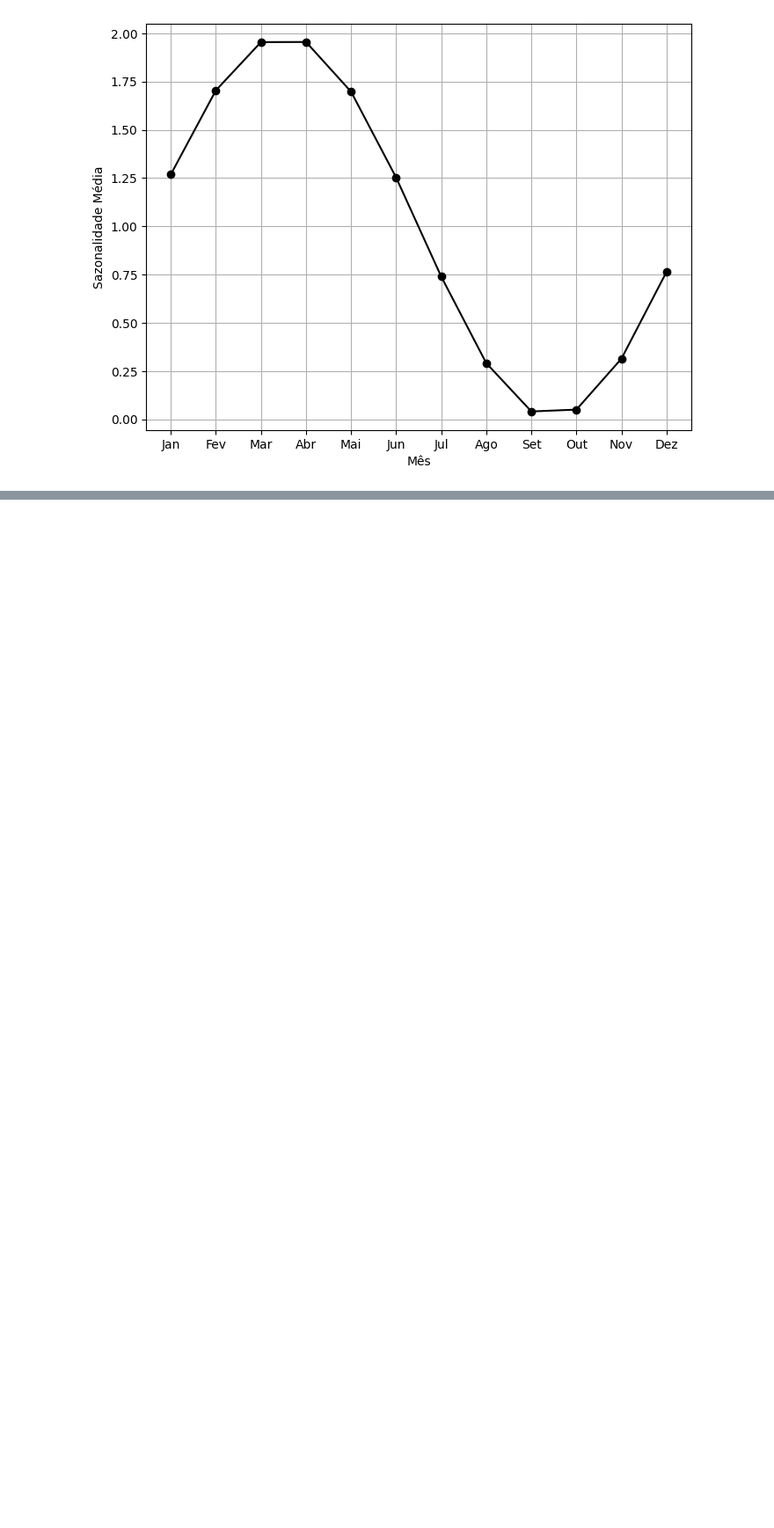
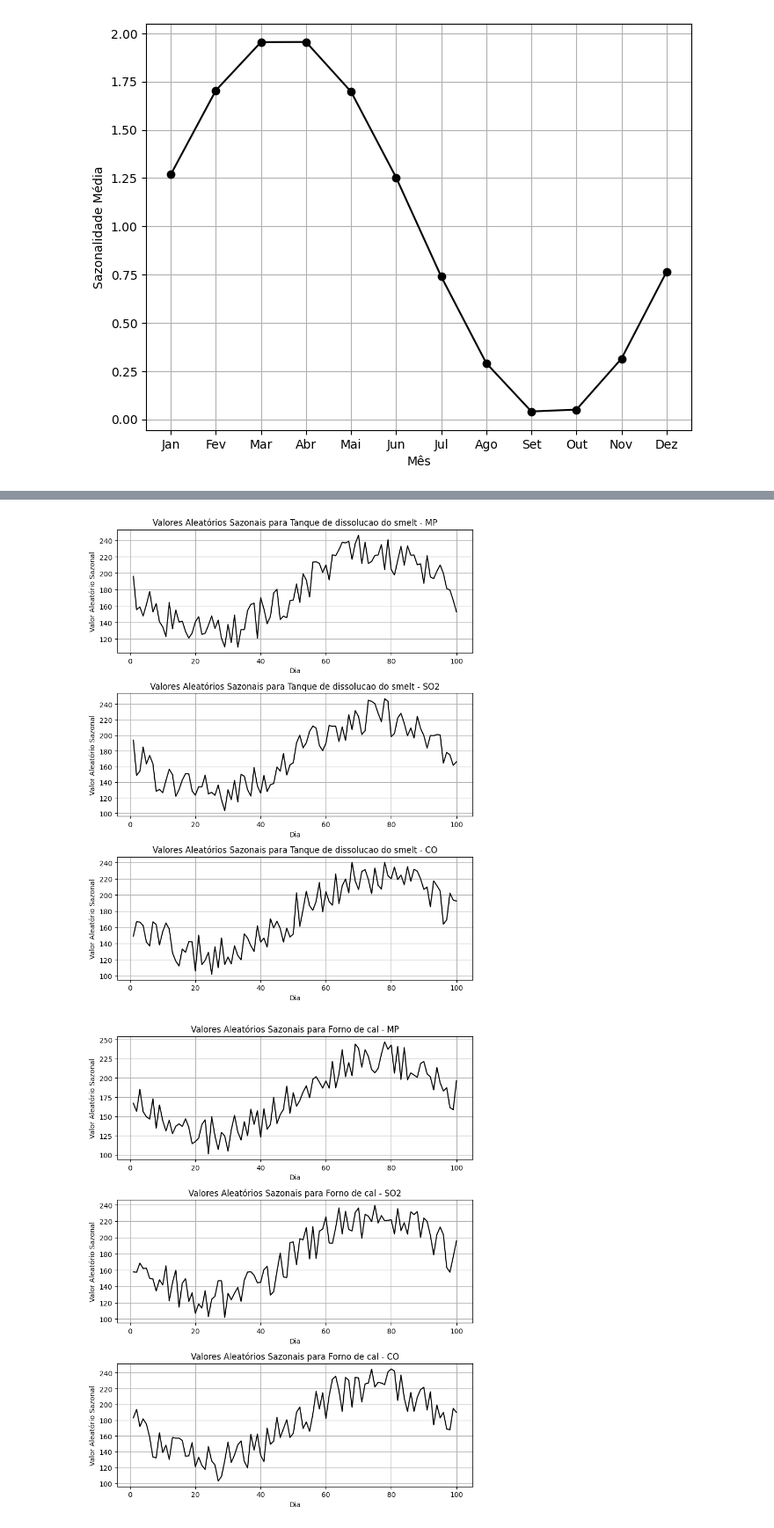
Before and after one commit to anapietroski/Controle_AnaPietroski, a Jupyter notebook: Atividade01.ipynb, the cells around one changed output, grey strips where cells are left out. Shown at 88% size. Drawn from its saved outputs; the diff is of its cells as text; code cells hidden in the pictures; blank space fills up the shorter version.

```diff
--- a/Atividade01.ipynb
+++ b/Atividade01.ipynb
@@ -250,0 +291,54 @@ plt.show()
+# %%
+import numpy as np
+import pandas as pd
+import matplotlib.pyplot as plt
+import os
+
+# Coletando o caminho da pasta de que estou
+cwd = os.getcwd()
+
+# Pasta dos fatores de emissão
+path = os.path.join(cwd, 'tabelas', 'FE')
+
+# Indicando nome do arquivo
+chapterNumer = 10
+subChapter = 2
+file = 'chp_'+str(chapterNumer)+'_'+str(subChapter)+'.csv'
+
+# Abrindo arquivo utilizando o Pandas
+fe = pd.read_csv(os.path.join(path, file))
+
+# Definindo algumas variáveis
+n = 100  # Tamanho dos dados
+atvMax = 100  # Atividade máxima
+atvMin = 50  # Atividade mínima
+dias = np.arange(1, n+1)  # Dias
+
+# Lista de poluentes
+poluentes = ['MP', 'SO2', 'CO']
+
+# Para cada fonte de emissão, vamos criar os gráficos
+for source in fe['Source'].unique():
+    # Criando o gráfico
+    fig, axs = plt.subplots(3, 1, figsize=(8, 10))
+
+    # Para cada poluente, vamos gerar os valores aleatórios com sazonalidade senoidal
+    for i, poluente in enumerate(poluentes):
+        # Criando a sazonalidade senoidal
+        sazonalidade = atvMax - (atvMax - atvMin) * np.sin(2 * np.pi * dias / n)
+
+        # Gerando valores aleatórios com sazonalidade senoidal
+        aleatorioSazonal = (atvMax - atvMin) * np.random.rand(n) + atvMin + sazonalidade
+
+        # Plotando o gráfico dos valores aleatórios com sazonalidade
+        axs[i].plot(dias, aleatorioSazonal, color='black')
+        axs[i].set_title('Valores Aleatórios Sazonais para {} - {}'.format(source, poluente))
+        axs[i].set_xlabel('Dia')
+        axs[i].set_ylabel('Valor Aleatório Sazonal')
+        axs[i].grid(True)
+
+    plt.tight_layout()
+    plt.show()
+# %% [output]
+[figure, added]
+[figure, added]
```
Also changed, not shown: parts of 2 cells of this notebook.
